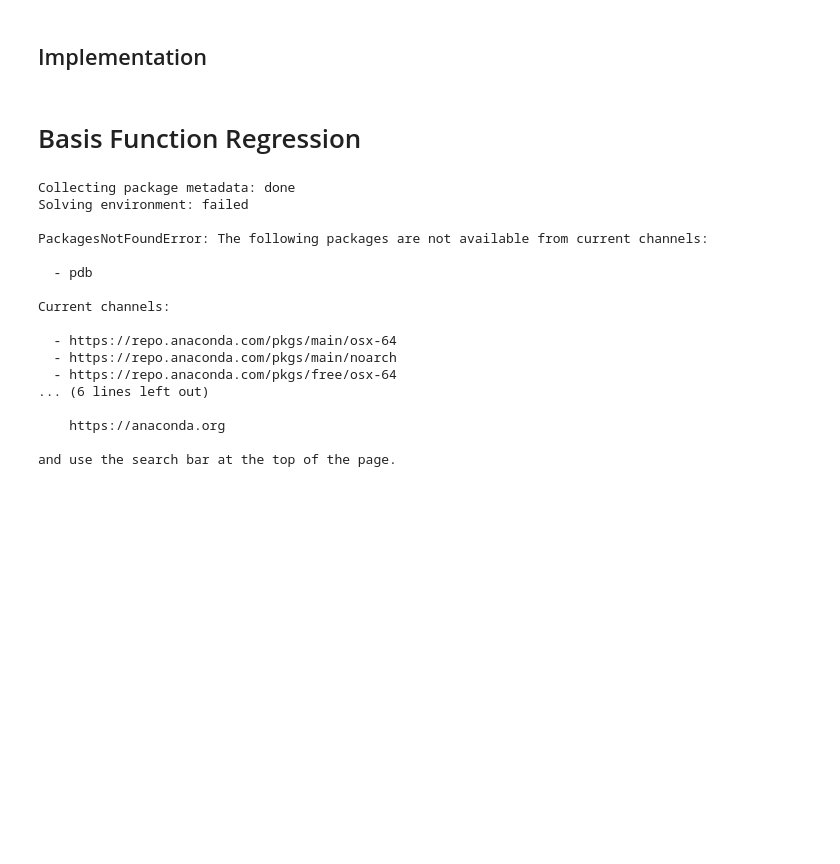
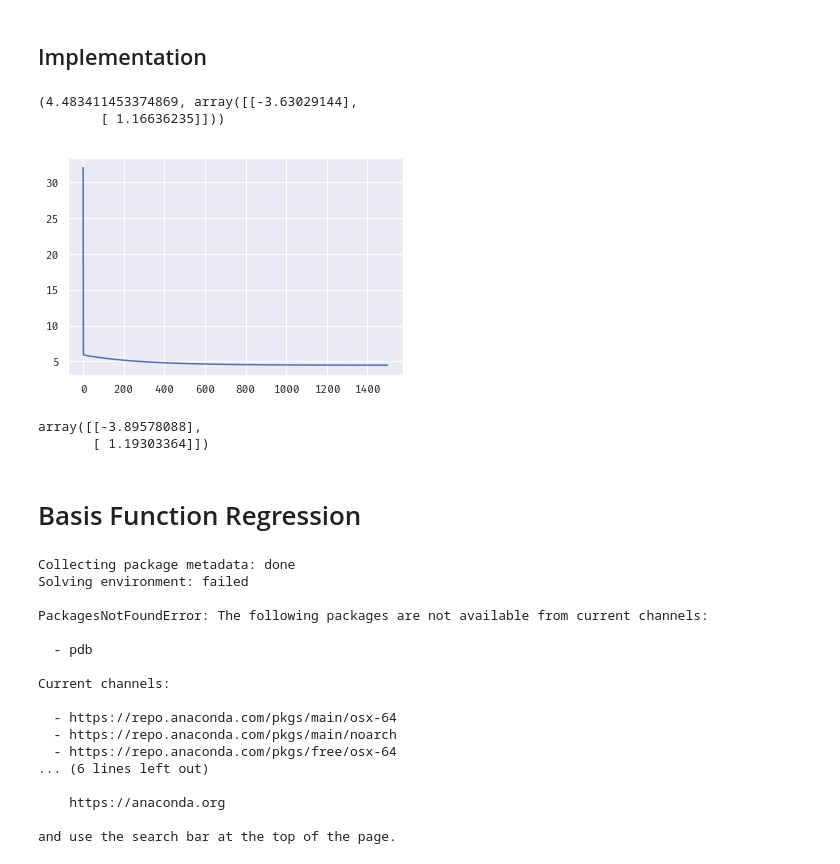
Before and after one commit to fwang2/ML, a Jupyter notebook: notebooks/Linear-Regression.ipynb, the cells around one changed output. Drawn from its saved outputs; the diff is of its cells as text; code cells hidden in the pictures; blank space fills up the shorter version.

```diff
--- a/notebooks/Linear-Regression.ipynb
+++ b/notebooks/Linear-Regression.ipynb
@@ -303,21 +297,39 @@ X = np.hstack((np.ones(n)[:,None], X[:,None]))
 #
 #
 def compute_cost(X, y, w):
-    n = len(X)
-    return 1./(2*n) *  np.sum(( np.dot(X, w) - y[:,None])**2)
+    nx, mx = X.shape
+    ny, my = y.shape
+    nw, mw = w.shape
+    assert nx == ny
+    assert my == 1
+    assert nw == mx and mw == 1
+    err = X.dot(w) - y
+    return 1.0/(2*nx) * np.sum(err**2)
 
-def gradient_descent(X, y,
-                     w = np.full((2,1),0), alpha=0.1, num_iters=10):
+def normal_equation(X, y):
+    from numpy.linalg import inv
+    return inv(X.T.dot(X)).dot(X.T).dot(y)
+
+
+def gradient_descent(X, y, alpha=0.01, num_iters=1500):
     """ return (1) cost history (2) final w """
-    n = len(X)
+    nx, mx = X.shape
+    ny, my = y.shape
+    assert nx == ny
+    assert my == 1
     c = np.zeros(num_iters)
+    w = np.full((mx, 1), 0.0)  # initialize w
     for i in range(num_iters):
         c[i] = compute_cost(X, y, w)
-        temp0 = w[0,0] - alpha /(n) * np.sum( (np.dot(X,w) - y[:,None]) * )
-        temp1 = w[1,0] - alpha /(n) * np.sum( (np.dot(X,w) - y[:,None]) * X[:,1][:,None])
-        w[0,0] = temp0
-        w[1,0] = temp1
-        print(w[0,0], w[1,0],c[i])
+        err = X.dot(w) - y
+        temp0 = w[0] - (alpha / nx) * np.sum( err * X[:,0].reshape(nx,1))
+        temp1 = w[1] - (alpha / nx) * np.sum( err * X[:,1].reshape(nx,1))
+        w[0] = temp0
+        w[1] = temp1
     return c, w
 # %%
 c, w = gradient_descent(X,y)
+c[-1], w
+# %% [output]
+(4.483411453374869, array([[-3.63029144],
+        [ 1.16636235]]))
@@ -326,3 +336,13 @@ X[:,0][:,None]
+# %%
+plt.plot(c);
+# %% [output]
+[figure, added]
+# %%
+w = normal_equation(X,y)
+w
+# %% [output]
+array([[-3.89578088],
+       [ 1.19303364]])
 # %% [markdown]
 # Basis Function Regression
 # %%
```
Also changed, not shown: parts of 4 cells of this notebook, 5 other files.
